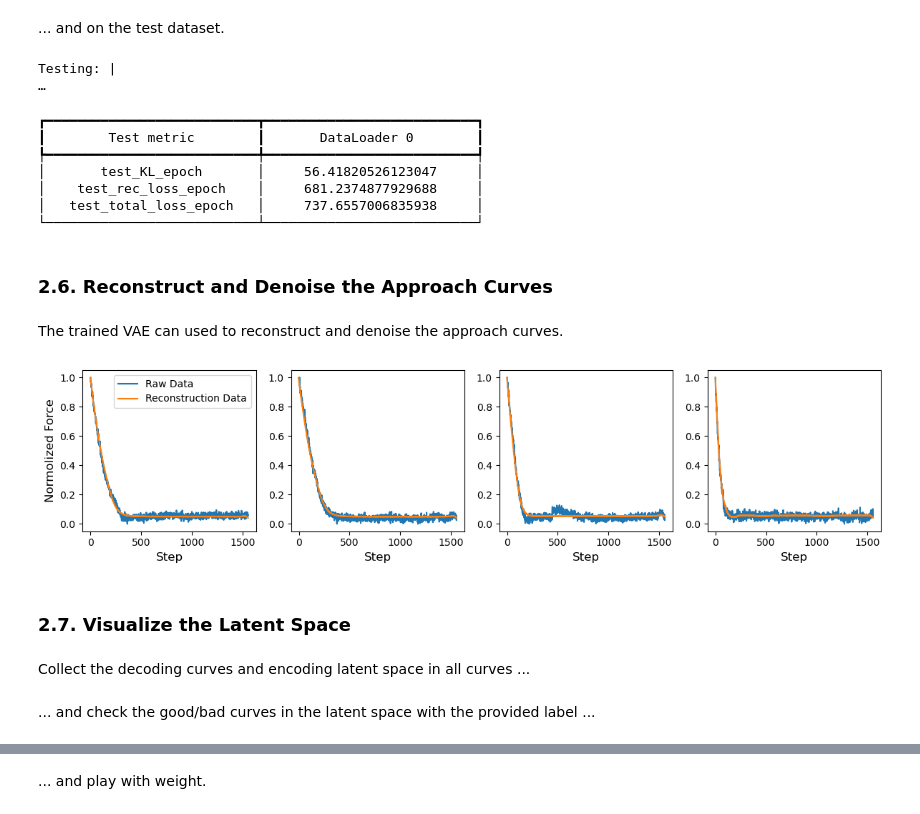
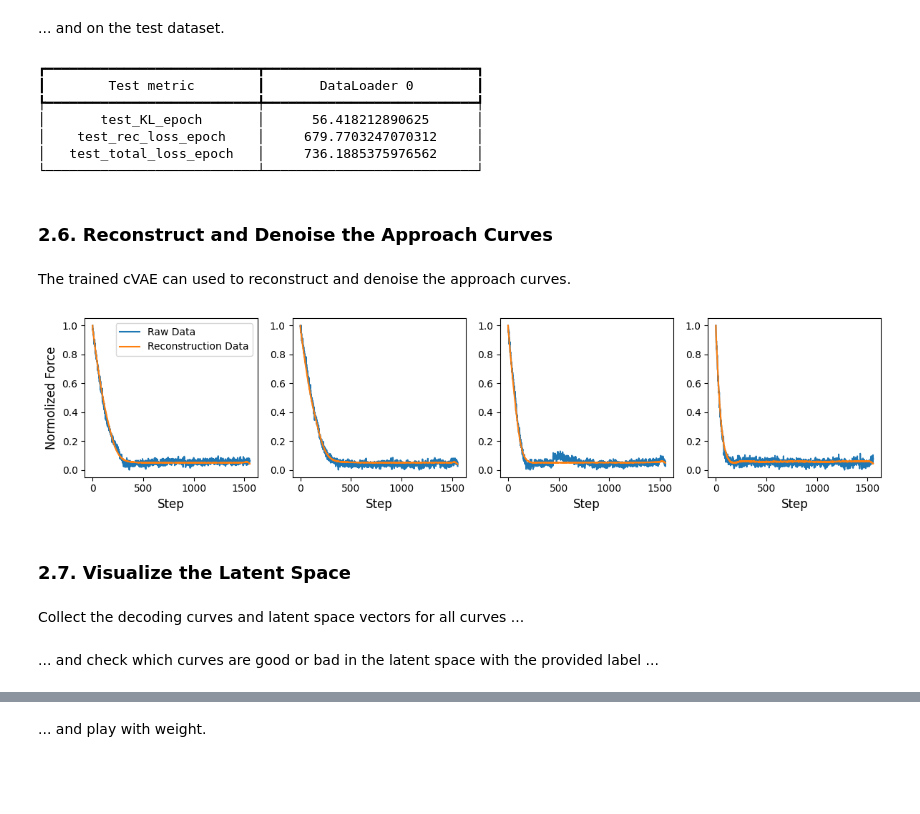
Before and after one commit to DeepTrackAI/ASAP, a Jupyter notebook: tutorials/quality-control/QC.ipynb, the cells around one changed output, grey strips where cells are left out. Drawn from its saved outputs; the diff is of its cells as text; code cells hidden in the pictures; blank space fills up the shorter version.

```diff
--- a/tutorials/quality-control/QC.ipynb
+++ b/tutorials/quality-control/QC.ipynb
@@ -402,7 +410,7 @@ checkpoint_callback = ModelCheckpoint(
 csv_logger = CSVLogger("logs")
 
 # Instantiate the trainer
-vae_trainer = dl.Trainer(
+cvae_trainer = dl.Trainer(
     max_epochs=10_000,
     accelerator="auto",
     callbacks=[checkpoint_callback],
@@ -415,4 +423,4 @@ TPU available: False, using: 0 TPU cores
 # %% [markdown]
 ... train the VAE ...
 # %%
-vae_trainer.fit(cvae, train_dataloader, test_dataloader)
+cvae_trainer.fit(cvae, train_dataloader, test_dataloader)
@@ -429,12 +463,12 @@ You can also load a pretrained model by uncommenting the code below.
 # %%
 # Uncomment if you want to load a pretrained model
 
-pretraiend_model_path = Path.cwd() / "models" / "epoch=6886-step=6887.ckpt"
-
-print(f"Loading the model at {pretraiend_model_path}")
-
-cvae.load_state_dict(
-    torch.load(pretraiend_model_path, map_location="cpu")["state_dict"]
-)
-best_cvae = cvae
+# pretraiend_model_path = Path.cwd() / "models" / "epoch=6886-step=6887.ckpt"
+#
+# print(f"Loading the model at {pretraiend_model_path}")
+#
+# cvae.load_state_dict(
+#     torch.load(pretraiend_model_path, map_location="cpu")["state_dict"]
+# )
+# best_cvae = cvae
 # %% [output]
@@ -459,55 +493,55 @@ Testing: |
 # %% [markdown]
 ... and on the test dataset.
 # %%
-# Evaluate performance of trained VAE on test dataset
+# Evaluate performance of trained cVAE on test dataset
 
-_ = vae_trainer.test(best_cvae, test_dataloader)
+_ = cvae_trainer.test(best_cvae, test_dataloader)
 # %% [output]
-Testing: |                                                                                                    …
+┏━━━━━━━━━━━━━━━━━━━━━━━━━━━┳━━━━━━━━━━━━━━━━━━━━━━━━━━━┓
+┃        Test metric        ┃       DataLoader 0        ┃
+┡━━━━━━━━━━━━━━━━━━━━━━━━━━━╇━━━━━━━━━━━━━━━━━━━━━━━━━━━┩
+│       test_KL_epoch       │      56.418212890625      │
+│    test_rec_loss_epoch    │     679.7703247070312     │
+│   test_total_loss_epoch   │     736.1885375976562     │
+└───────────────────────────┴───────────────────────────┘
-┏━━━━━━━━━━━━━━━━━━━━━━━━━━━┳━━━━━━━━━━━━━━━━━━━━━━━━━━━┓
-┃        Test metric        ┃       DataLoader 0        ┃
-┡━━━━━━━━━━━━━━━━━━━━━━━━━━━╇━━━━━━━━━━━━━━━━━━━━━━━━━━━┩
-│       test_KL_epoch       │     56.41820526123047     │
-│    test_rec_loss_epoch    │     681.2374877929688     │
-│   test_total_loss_epoch   │     737.6557006835938     │
-└───────────────────────────┴───────────────────────────┘
 # %% [markdown]
 ### 2.6. Reconstruct and Denoise the Approach Curves
 # %% [markdown]
-The trained VAE can used to reconstruct and denoise the approach curves.
+The trained cVAE can used to reconstruct and denoise the approach curves.
 # %%
-# Put the model under eval mode
+# Put the model under evaluation mode
 best_cvae.eval()
 
 # Collect the decoding curves and encoding latent space in the test dataset
 with torch.no_grad():
-    for indx, batch in enumerate(test_dataloader):
+    # Note that the test dataset has a single batch with all the curves
+    for batch in test_dataloader:
         x, y_list, c = batch
         y_hat_list, _, _, _ = best_cvae(x, c)
 
 
 # Plot the comparison between the reconstruction and the originals
 fig, axs = plt.subplots(1, 4, figsize=((12, 3)))
 
 for curve_idx, ax in enumerate(axs.ravel()):
     data_apporach_plot_raw = y_list[curve_idx].numpy()[::-1]
     data_apporach_plot_reconstruct = y_hat_list[curve_idx].numpy()[::-1]
 
     ax.plot(data_apporach_plot_raw, label="Raw Data")
 
     ax.plot(data_apporach_plot_reconstruct, label="Reconstruction Data")
 
     ax.set_xlabel("Step", fontsize=12)
     if curve_idx == 0:
         ax.set_ylabel("Normolized Force", fontsize=12)
         ax.legend()
 
 fig.tight_layout()
 plt.show()
 # %% [output]
-[figure, old version]
+[figure, new version]
 # %% [markdown]
 ### 2.7. Visualize the Latent Space
 # %% [markdown]
-Collect the decoding curves and encoding latent space in all curves ...
+Collect the decoding curves and latent space vectors for all curves ...
 # %%
@@ -529,5 +563,5 @@ x_list = x_list.numpy()
 mu_list = mu_list.numpy()
 log_var_list = log_var_list.numpy()
 # %% [markdown]
-... and check the good/bad curves in the latent space with the provided label ...
+... and check which curves are good or bad in the latent space with the provided label ...
 # %%
```
Also changed, not shown: parts of 15 cells of this notebook.
